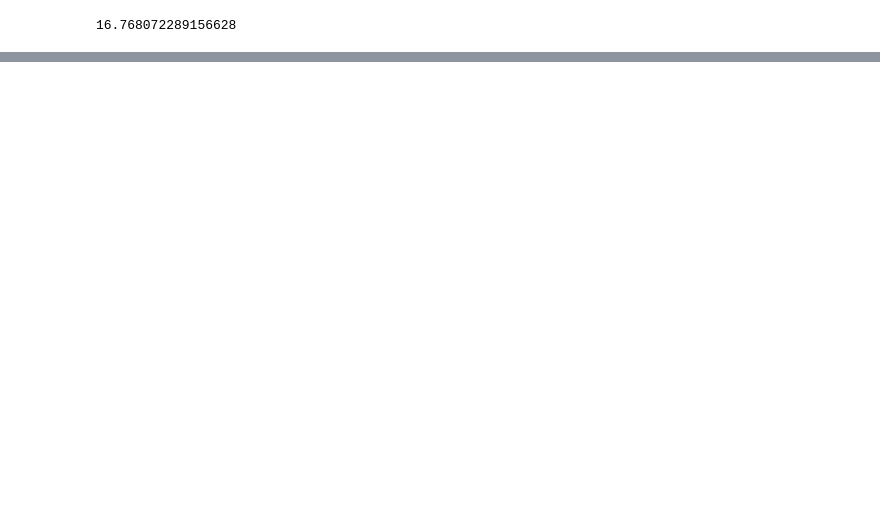
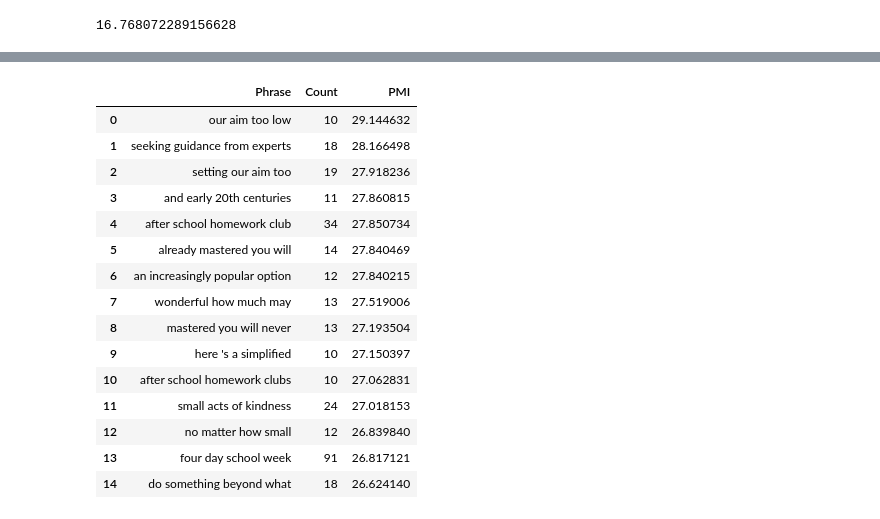
Before and after one commit to yflax/GriD, a Jupyter notebook: Bi and Tri Gram.ipynb, the cells around one changed output, grey strips where cells are left out. Cells and saved outputs as stored; diff of their text form; code cells hidden in the pictures; blank space fills up the shorter version.

```diff
--- a/Bi and Tri Gram.ipynb
+++ b/Bi and Tri Gram.ipynb
@@ -604,0 +773,10 @@ fourgram_measures = nltk.collocations.QuadgramAssocMeasures()
+# %%
+# reorder the columns in trigram
+# creating the DataFrame
+df_data = {'Phrase': df_trigram['Phrases'],
+           'Count': df_trigram['Count'],
+           'PMI': df_trigram['PMI']}
+df_triram2 = pd.DataFrame(data = df_data)
+# %%
+df_trigram2 = df_triram2
+df_trigram2
@@ -604,0 +813,2 @@ fourgram_measures = nltk.collocations.QuadgramAssocMeasures()
+# %%
+merged_df = pd.concat([df_quadgram,df_trigram2,df_bigram])
@@ -604,0 +831,21 @@ fourgram_measures = nltk.collocations.QuadgramAssocMeasures()
+# %%
+merged_df = merged_df.sort_values('PMI', ascending =False)
+# %%
+merged_df.head(15)
+# %% [output]
+|  | Phrase | Count | PMI |
+| 0 | our aim too low | 10 | 29.144632 |
+| 1 | seeking guidance from experts | 18 | 28.166498 |
+| 2 | setting our aim too | 19 | 27.918236 |
+| 3 | and early 20th centuries | 11 | 27.860815 |
+| 4 | after school homework club | 34 | 27.850734 |
+| 5 | already mastered you will | 14 | 27.840469 |
+| 6 | an increasingly popular option | 12 | 27.840215 |
+| 7 | wonderful how much may | 13 | 27.519006 |
+| 8 | mastered you will never | 13 | 27.193504 |
+| 9 | here 's a simplified | 10 | 27.150397 |
+| 10 | after school homework clubs | 10 | 27.062831 |
+| 11 | small acts of kindness | 24 | 27.018153 |
+| 12 | no matter how small | 12 | 26.839840 |
+| 13 | four day school week | 91 | 26.817121 |
+| 14 | do something beyond what | 18 | 26.624140 |
```
Also changed, not shown: parts of 51 cells of this notebook, 4 other files.
